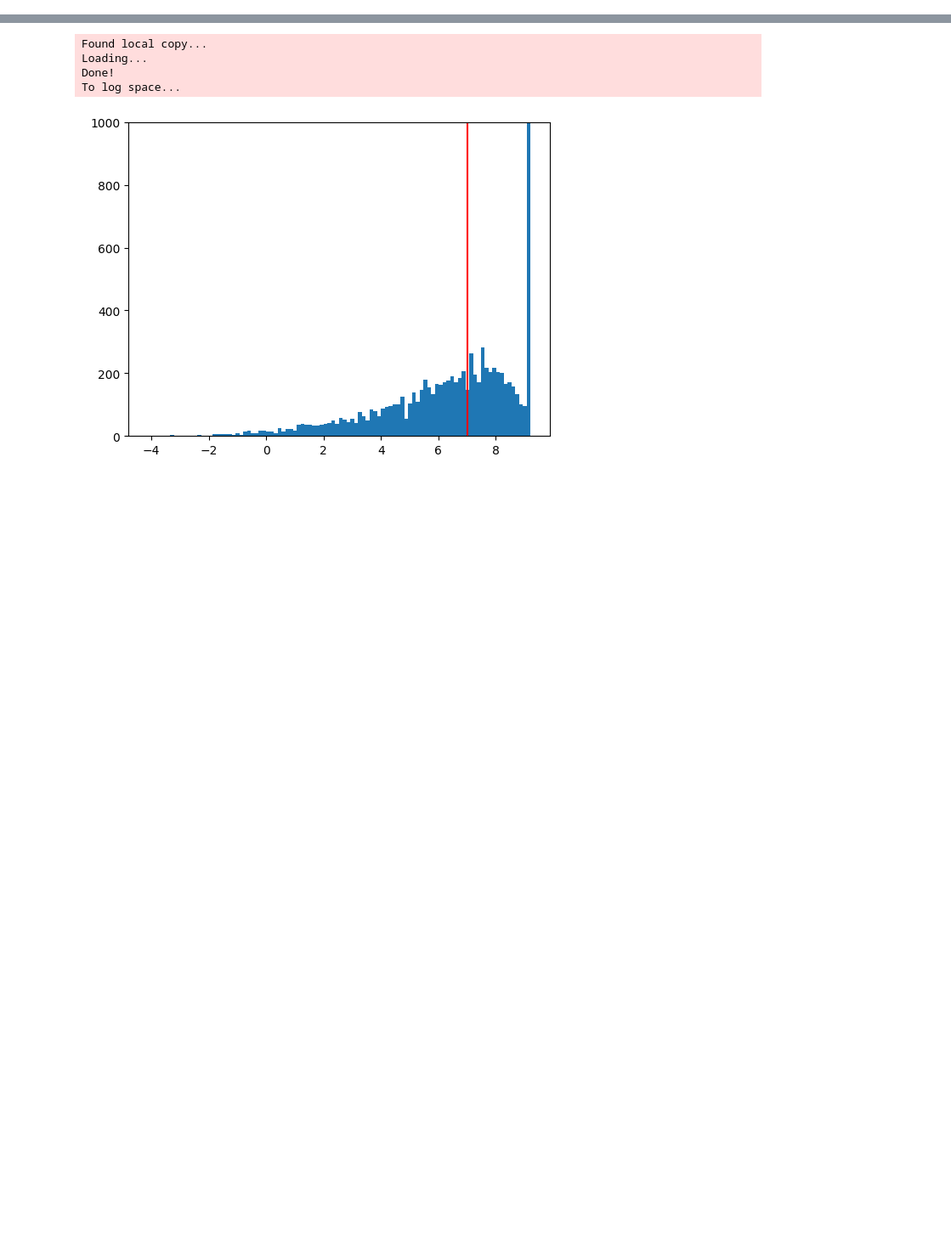
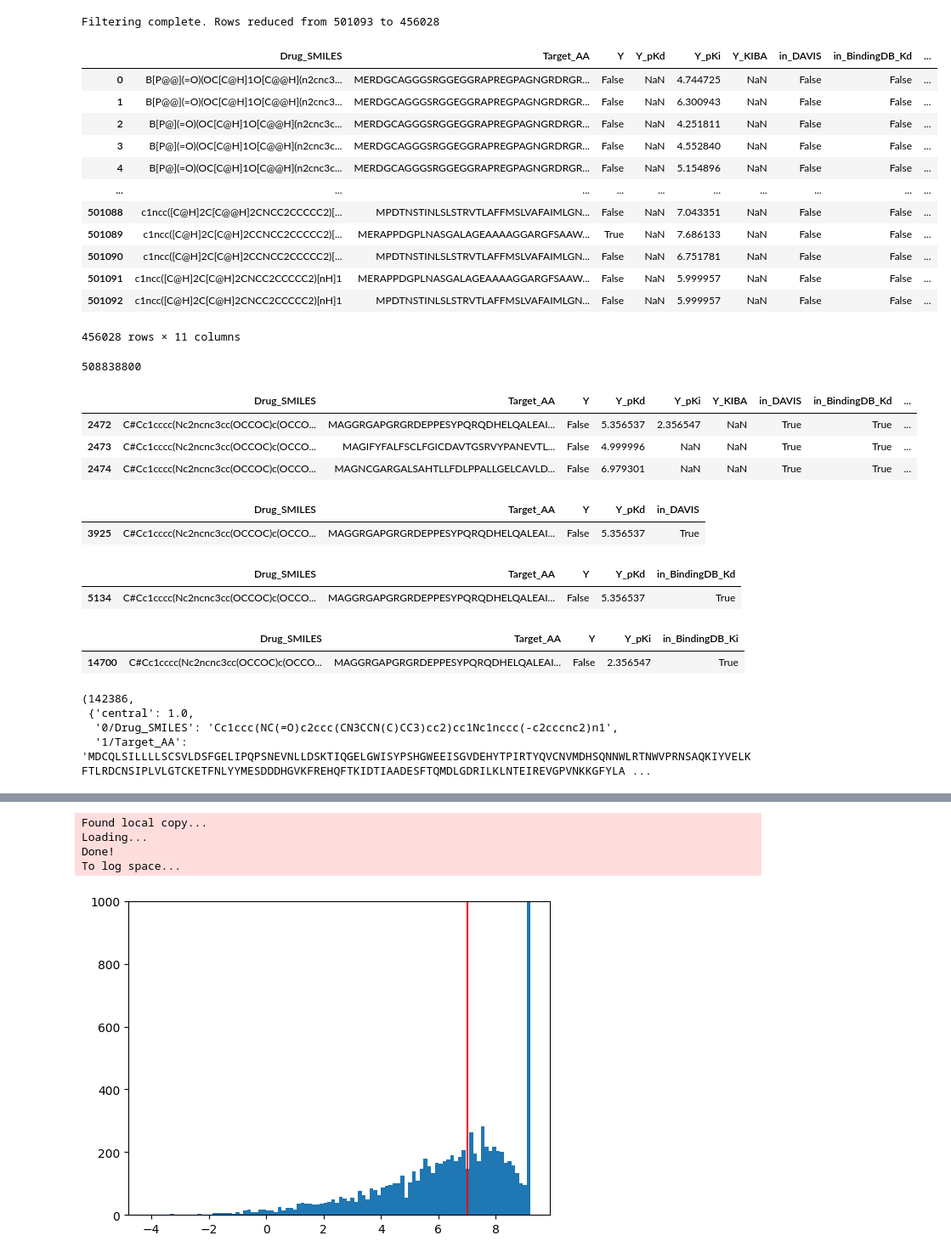
Before and after one commit to robsyc/MB-VAE-DTI, a Jupyter notebook: notebooks/data_classification.ipynb, the cells around one changed output, grey strips where cells are left out. Shown at 85% size. Cells and saved outputs as stored; diff of their text form; code cells hidden in the pictures; blank space fills up the shorter version.

```diff
--- a/notebooks/data_classification.ipynb
+++ b/notebooks/data_classification.ipynb
@@ -141,3 +128,73 @@ kiba_df.head()
+# %%
+from utils.dataLoading import filter_df
+
+df = filter_df(df)
+df
+# %% [output]
+Filtering complete. Rows reduced from 501093 to 456028
+|  | Drug_SMILES | Target_AA | Y | Y_pKd | Y_pKi | Y_KIBA | in_DAVIS | in_BindingDB_Kd | ... |
+| 0 | B[P@@](=O)(OC[C@H]1O[C@@H](n2cnc3... | MERDGCAGGGSRGGEGGRAPREGPAGNGRDRGR... | False | NaN | 4.744725 | NaN | False | False | ... |
+| 1 | B[P@@](=O)(OC[C@H]1O[C@@H](n2cnc3... | MERDGCAGGGSRGGEGGRAPREGPAGNGRDRGR... | False | NaN | 6.300943 | NaN | False | False | ... |
+| 2 | B[P@](=O)(OC[C@H]1O[C@@H](n2cnc3c... | MERDGCAGGGSRGGEGGRAPREGPAGNGRDRGR... | False | NaN | 4.251811 | NaN | False | False | ... |
+| 3 | B[P@](=O)(OC[C@H]1O[C@@H](n2cnc3c... | MERDGCAGGGSRGGEGGRAPREGPAGNGRDRGR... | False | NaN | 4.552840 | NaN | False | False | ... |
+| 4 | B[P@](=O)(OC[C@H]1O[C@@H](n2cnc3c... | MERDGCAGGGSRGGEGGRAPREGPAGNGRDRGR... | False | NaN | 5.154896 | NaN | False | False | ... |
+| ... | ... | ... | ... | ... | ... | ... | ... | ... | ... |
+| 501088 | c1ncc([C@H]2C[C@@H]2CNCC2CCCCC2)[... | MPDTNSTINLSLSTRVTLAFFMSLVAFAIMLGN... | False | NaN | 7.043351 | NaN | False | False | ... |
+| 501089 | c1ncc([C@H]2C[C@H]2CCNCC2CCCCC2)[... | MERAPPDGPLNASGALAGEAAAAGGARGFSAAW... | True | NaN | 7.686133 | NaN | False | False | ... |
+| 501090 | c1ncc([C@H]2C[C@H]2CCNCC2CCCCC2)[... | MPDTNSTINLSLSTRVTLAFFMSLVAFAIMLGN... | False | NaN | 6.751781 | NaN | False | False | ... |
+| 501091 | c1ncc([C@H]2C[C@H]2CNCC2CCCCC2)[nH]1 | MERAPPDGPLNASGALAGEAAAAGGARGFSAAW... | False | NaN | 5.999957 | NaN | False | False | ... |
+| 501092 | c1ncc([C@H]2C[C@H]2CNCC2CCCCC2)[nH]1 | MPDTNSTINLSLSTRVTLAFFMSLVAFAIMLGN... | False | NaN | 5.999957 | NaN | False | False | ... |
+456028 rows × 11 columns
+# %%
+# unique drugs x targets
+df['Drug_SMILES'].nunique() * df['Target_AA'].nunique()
+# %% [output]
+508838800
+# %%
+# show rows where at least two of ['in_DAVIS', 'in_BindingDB_Kd', 'in_BindingDB_Ki', 'in_Metz', 'in_KIBA'] are True
+rows = df[df[['in_DAVIS', 'in_BindingDB_Kd', 'in_BindingDB_Ki', 'in_Metz', 'in_KIBA']].sum(axis=1) >= 2]
+smile = rows.iloc[27]['Drug_SMILES']
+target = rows.iloc[27]['Target_AA']
+rows[27:30]
+# %% [output]
+|  | Drug_SMILES | Target_AA | Y | Y_pKd | Y_pKi | Y_KIBA | in_DAVIS | in_BindingDB_Kd | ... |
+| 2472 | C#Cc1cccc(Nc2ncnc3cc(OCCOC)c(OCCO... | MAGGRGAPGRGRDEPPESYPQRQDHELQALEAI... | False | 5.356537 | 2.356547 | NaN | True | True | ... |
+| 2473 | C#Cc1cccc(Nc2ncnc3cc(OCCOC)c(OCCO... | MAGIFYFALFSCLFGICDAVTGSRVYPANEVTL... | False | 4.999996 | NaN | NaN | True | True | ... |
+| 2474 | C#Cc1cccc(Nc2ncnc3cc(OCCOC)c(OCCO... | MAGNCGARGALSAHTLLFDLPPALLGELCAVLD... | False | 6.979301 | NaN | NaN | True | True | ... |
+# %%
+# get the row from df_Davis where the smiles and target both match
+row_Davis = df_Davis[df_Davis['Drug_SMILES'] == smile]
+row_Davis[row_Davis['Target_AA'] == target]
+# %% [output]
+|  | Drug_SMILES | Target_AA | Y | Y_pKd | in_DAVIS |
+| 3925 | C#Cc1cccc(Nc2ncnc3cc(OCCOC)c(OCCO... | MAGGRGAPGRGRDEPPESYPQRQDHELQALEAI... | False | 5.356537 | True |
+# %%
+row_BDB_Kd = df_BDBKd[df_BDBKd['Drug_SMILES'] == smile]
+row_BDB_Kd[row_BDB_Kd['Target_AA'] == target]
+# %% [output]
+|  | Drug_SMILES | Target_AA | Y | Y_pKd | in_BindingDB_Kd |
+| 5134 | C#Cc1cccc(Nc2ncnc3cc(OCCOC)c(OCCO... | MAGGRGAPGRGRDEPPESYPQRQDHELQALEAI... | False | 5.356537 | True |
+# %%
+row_BDB_Ki = df_BDBKi[df_BDBKi['Drug_SMILES'] == smile]
+row_BDB_Ki[row_BDB_Ki['Target_AA'] == target]
+# %% [output]
+|  | Drug_SMILES | Target_AA | Y | Y_pKi | in_BindingDB_Ki |
+| 14700 | C#Cc1cccc(Nc2ncnc3cc(OCCOC)c(OCCO... | MAGGRGAPGRGRDEPPESYPQRQDHELQALEAI... | False | 2.356547 | True |
+# %%
+import h5torch
+
+davis_train_dataset = h5torch.Dataset(
+    "./data/merged_dataset.h5t",
+    sampling="coo",
+    in_memory=True,
+)
+
+len(davis_train_dataset), davis_train_dataset[100]
+# %% [output]
+(142386,
+ {'central': 1.0,
+  '0/Drug_SMILES': 'Cc1ccc(NC(=O)c2ccc(CN3CCN(C)CC3)cc2)cc1Nc1nccc(-c2cccnc2)n1',
+  '1/Target_AA': 'MDCQLSILLLLSCSVLDSFGELIPQPSNEVNLLDSKTIQGELGWISYPSHGWEEISGVDEHYTPIRTYQVCNVMDHSQNNWLRTNWVPRNSAQKIYVELKFTLRDCNSIPLVLGTCKETFNLYYMESDDDHGVKFREHQFTKIDTIAADESFTQMDLGDRILKLNTEIREVGPVNKKGFYLA ...
 # %%
 import os
 import numpy as np
```
Also changed, not shown: parts of 7 cells of this notebook, 1 other file.
